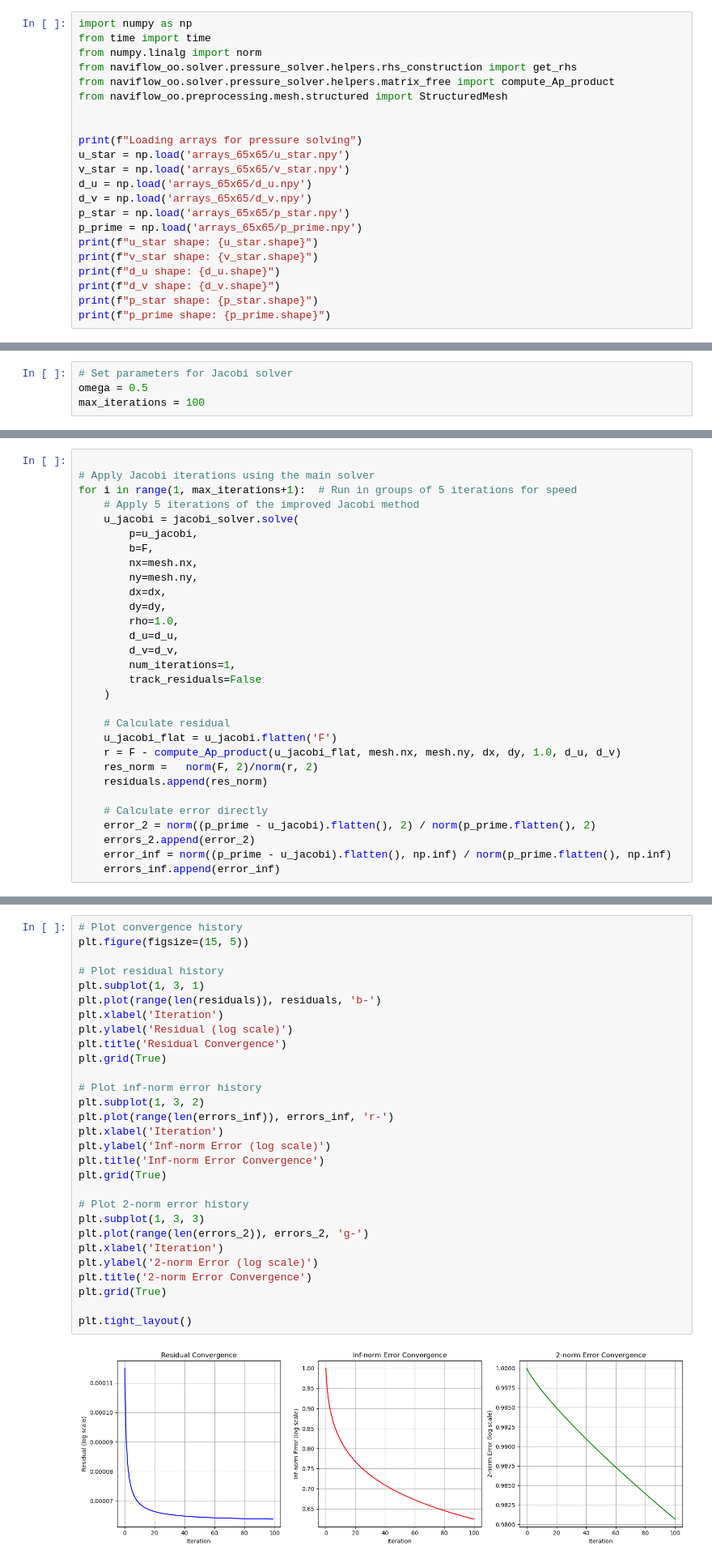
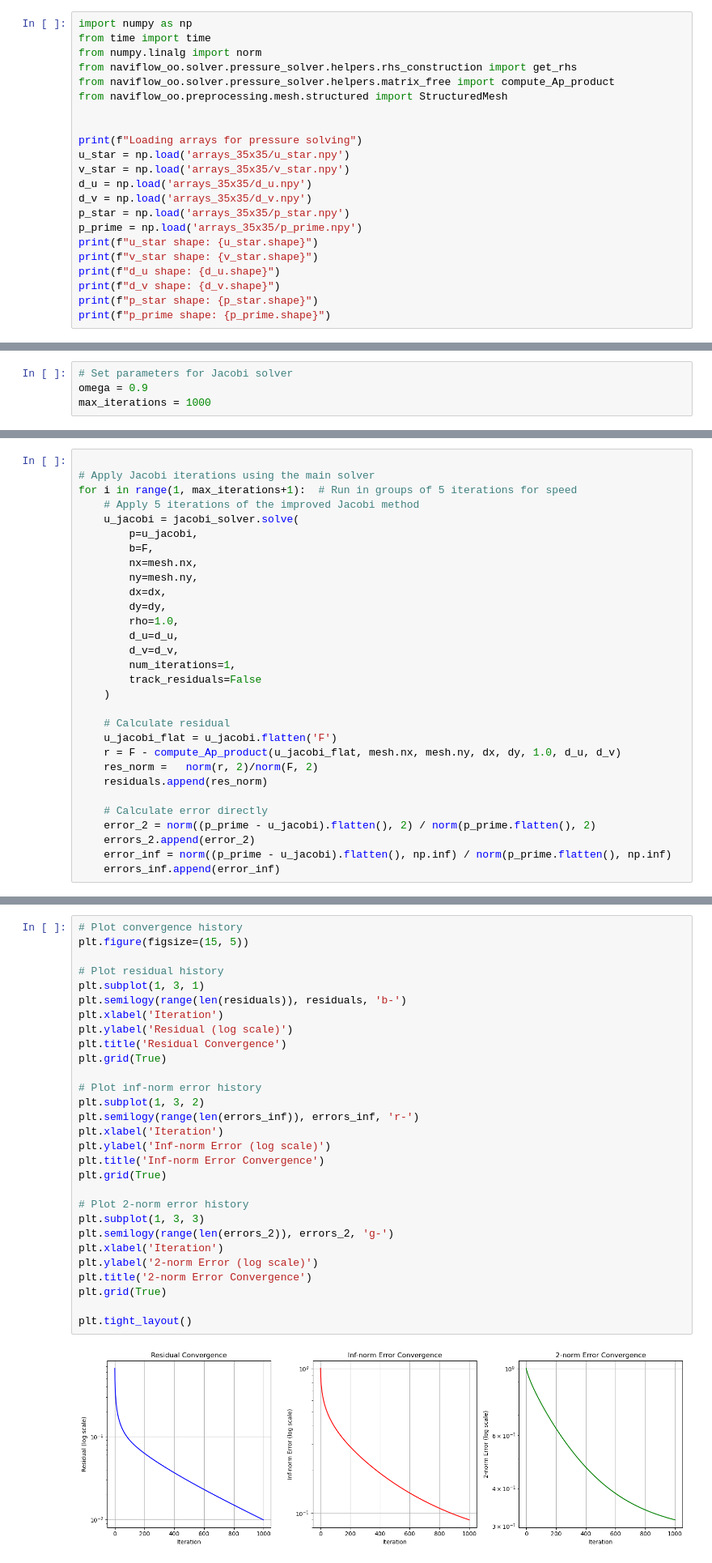
Before and after one commit to philipnickel/NaviFlow, a Jupyter notebook: main_scripts/geo_multigrid/multigrid_debugging/jacobi_debug.ipynb, the cells around one changed output, grey strips where cells are left out. Shown at 81% size. Drawn from its saved outputs; the diff is of its cells as text.

```diff
--- a/main_scripts/geo_multigrid/multigrid_debugging/jacobi_debug.ipynb
+++ b/main_scripts/geo_multigrid/multigrid_debugging/jacobi_debug.ipynb
@@ -10,12 +10,12 @@ from naviflow_oo.preprocessing.mesh.structured import StructuredMesh
 
 
 print(f"Loading arrays for pressure solving")
-u_star = np.load('arrays_65x65/u_star.npy')
-v_star = np.load('arrays_65x65/v_star.npy')
-d_u = np.load('arrays_65x65/d_u.npy')
-d_v = np.load('arrays_65x65/d_v.npy')
-p_star = np.load('arrays_65x65/p_star.npy')
-p_prime = np.load('arrays_65x65/p_prime.npy')
+u_star = np.load('arrays_35x35/u_star.npy')
+v_star = np.load('arrays_35x35/v_star.npy')
+d_u = np.load('arrays_35x35/d_u.npy')
+d_v = np.load('arrays_35x35/d_v.npy')
+p_star = np.load('arrays_35x35/p_star.npy')
+p_prime = np.load('arrays_35x35/p_prime.npy')
 print(f"u_star shape: {u_star.shape}")
 print(f"v_star shape: {v_star.shape}")
 print(f"d_u shape: {d_u.shape}")
@@ -38,8 +38,8 @@ dx, dy = mesh.get_cell_sizes()
 F = get_rhs(mesh.nx, mesh.ny, mesh.dx, mesh.dy, 1.0, u_star, v_star)
 # %%
 # Set parameters for Jacobi solver
-omega = 0.5
-max_iterations = 100
+omega = 0.9
+max_iterations = 1000
 # %%
 
 # Import the Jacobi solver
@@ -86,7 +86,7 @@ for i in range(1, max_iterations+1):  # Run in groups of 5 iterations for speed
     # Calculate residual
     u_jacobi_flat = u_jacobi.flatten('F')
     r = F - compute_Ap_product(u_jacobi_flat, mesh.nx, mesh.ny, dx, dy, 1.0, d_u, d_v)
-    res_norm =   norm(F, 2)/norm(r, 2)
+    res_norm =   norm(r, 2)/norm(F, 2)
     residuals.append(res_norm)
 
     # Calculate error directly
@@ -134,34 +134,34 @@ plt.show()
 # %%
 # Plot convergence history
 plt.figure(figsize=(15, 5))
 
 # Plot residual history
 plt.subplot(1, 3, 1)
-plt.plot(range(len(residuals)), residuals, 'b-')
+plt.semilogy(range(len(residuals)), residuals, 'b-')
 plt.xlabel('Iteration')
 plt.ylabel('Residual (log scale)')
 plt.title('Residual Convergence')
 plt.grid(True)
 
 # Plot inf-norm error history
 plt.subplot(1, 3, 2)
-plt.plot(range(len(errors_inf)), errors_inf, 'r-')
+plt.semilogy(range(len(errors_inf)), errors_inf, 'r-')
 plt.xlabel('Iteration')
 plt.ylabel('Inf-norm Error (log scale)')
 plt.title('Inf-norm Error Convergence')
 plt.grid(True)
 
 # Plot 2-norm error history
 plt.subplot(1, 3, 3)
-plt.plot(range(len(errors_2)), errors_2, 'g-')
+plt.semilogy(range(len(errors_2)), errors_2, 'g-')
 plt.xlabel('Iteration')
 plt.ylabel('2-norm Error (log scale)')
 plt.title('2-norm Error Convergence')
 plt.grid(True)
 
 plt.tight_layout()
 # %% [output]
-[figure, old version]
+[figure, new version]
 # %%
 
 # Also create a cross-section plot to better visualize the differences
```
Also changed, not shown: parts of 12 cells of this notebook, 47 other files.
